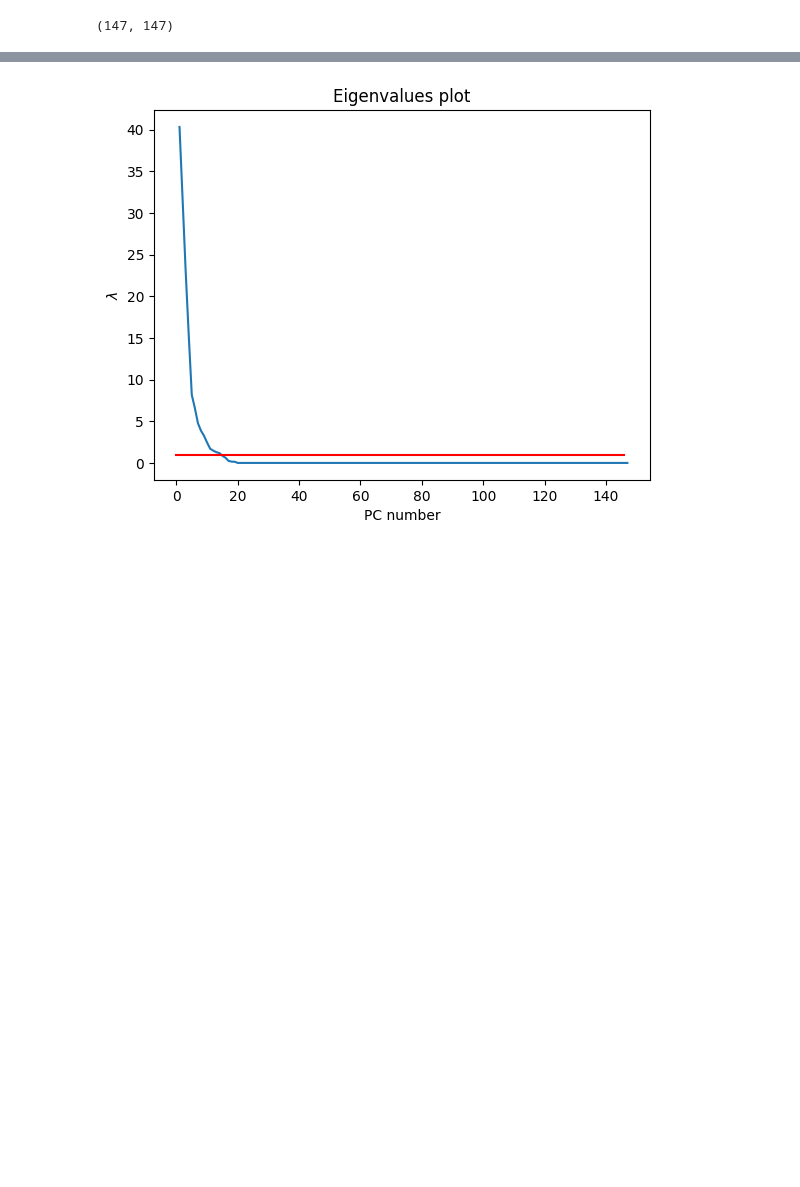
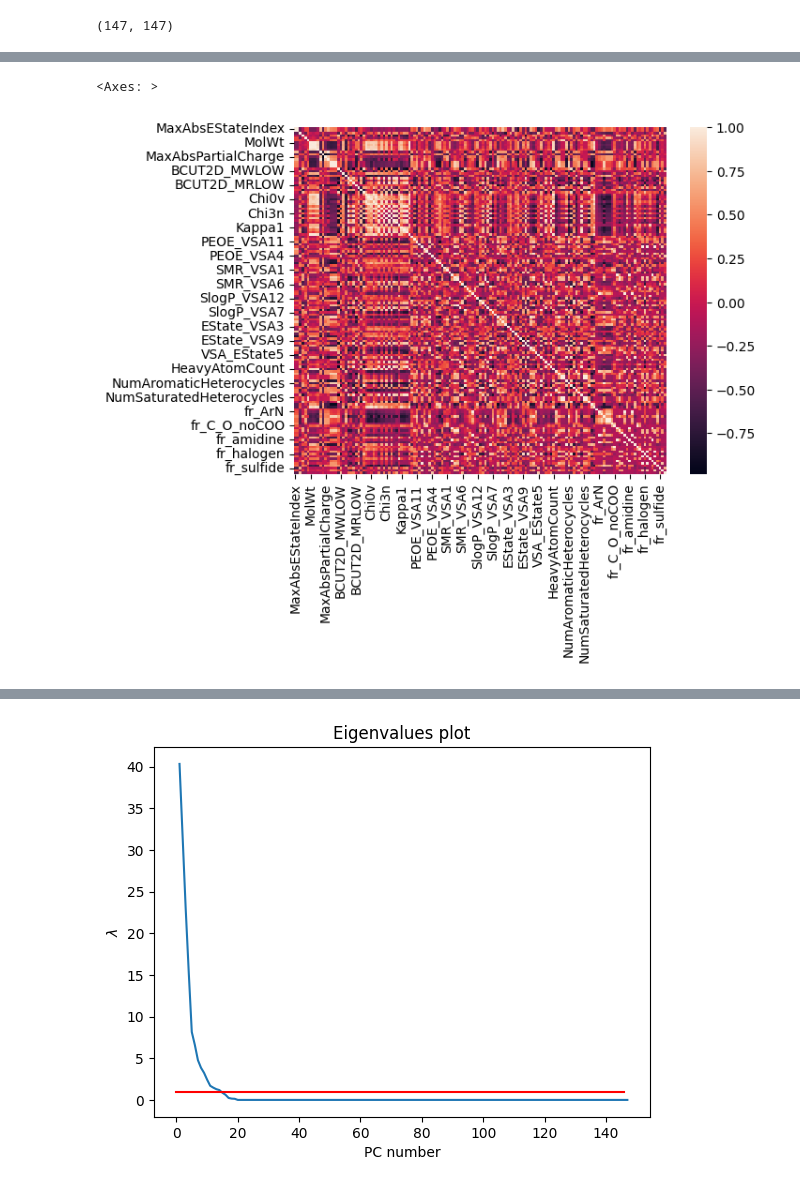
Before and after one commit to Kubabob/chemical-data-explorer, a Jupyter notebook: PCA/pca.ipynb, the cells around one changed output, grey strips where cells are left out. Saved outputs shown, nothing was run; the diff lists cells and outputs as text; code cells hidden in the pictures; blank space fills up the shorter version.

```diff
--- a/PCA/pca.ipynb
+++ b/PCA/pca.ipynb
@@ -73,2 +52,7 @@ cor_matrix
+# %%
+sns.heatmap(cor_matrix)
+# %% [output]
+<Axes: >
+[figure, added]
 # %%
 eig_vals, eig_vects = np.linalg.eig(cor_matrix)
```
Also changed, not shown: parts of 27 cells of this notebook.
